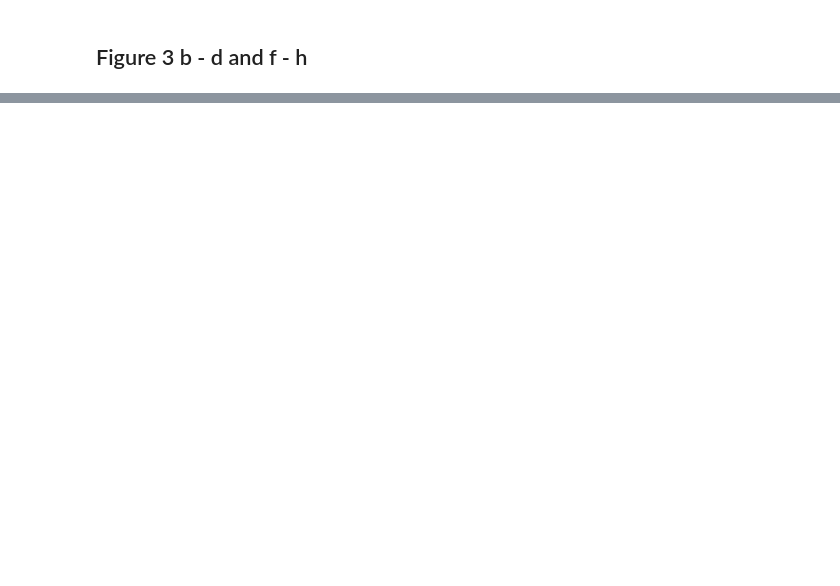
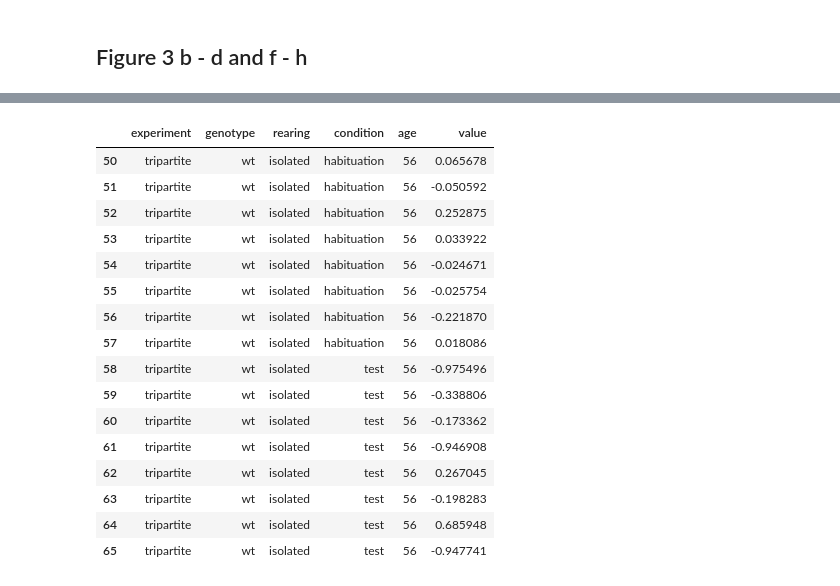
Before and after one commit to Anneser/zfish_PTH2, a Jupyter notebook: Figure3_SocialPreference.ipynb, the cells around one changed output, grey strips where cells are left out. Drawn from its saved outputs; the diff is of its cells as text; code cells hidden in the pictures; blank space fills up the shorter version.

```diff
--- a/Figure3_SocialPreference.ipynb
+++ b/Figure3_SocialPreference.ipynb
@@ -153,0 +336,20 @@ Ttest_relResult(statistic=1.380090086154627, pvalue=0.21002347794227583)
+# %%
+df_tripartite_56_iso
+# %% [output]
+|  | experiment | genotype | rearing | condition | age | value |
+| 50 | tripartite | wt | isolated | habituation | 56 | 0.065678 |
+| 51 | tripartite | wt | isolated | habituation | 56 | -0.050592 |
+| 52 | tripartite | wt | isolated | habituation | 56 | 0.252875 |
+| 53 | tripartite | wt | isolated | habituation | 56 | 0.033922 |
+| 54 | tripartite | wt | isolated | habituation | 56 | -0.024671 |
+| 55 | tripartite | wt | isolated | habituation | 56 | -0.025754 |
+| 56 | tripartite | wt | isolated | habituation | 56 | -0.221870 |
+| 57 | tripartite | wt | isolated | habituation | 56 | 0.018086 |
+| 58 | tripartite | wt | isolated | test | 56 | -0.975496 |
+| 59 | tripartite | wt | isolated | test | 56 | -0.338806 |
+| 60 | tripartite | wt | isolated | test | 56 | -0.173362 |
+| 61 | tripartite | wt | isolated | test | 56 | -0.946908 |
+| 62 | tripartite | wt | isolated | test | 56 | 0.267045 |
+| 63 | tripartite | wt | isolated | test | 56 | -0.198283 |
+| 64 | tripartite | wt | isolated | test | 56 | 0.685948 |
+| 65 | tripartite | wt | isolated | test | 56 | -0.947741 |
```
Also changed, not shown: parts of 14 cells of this notebook.
